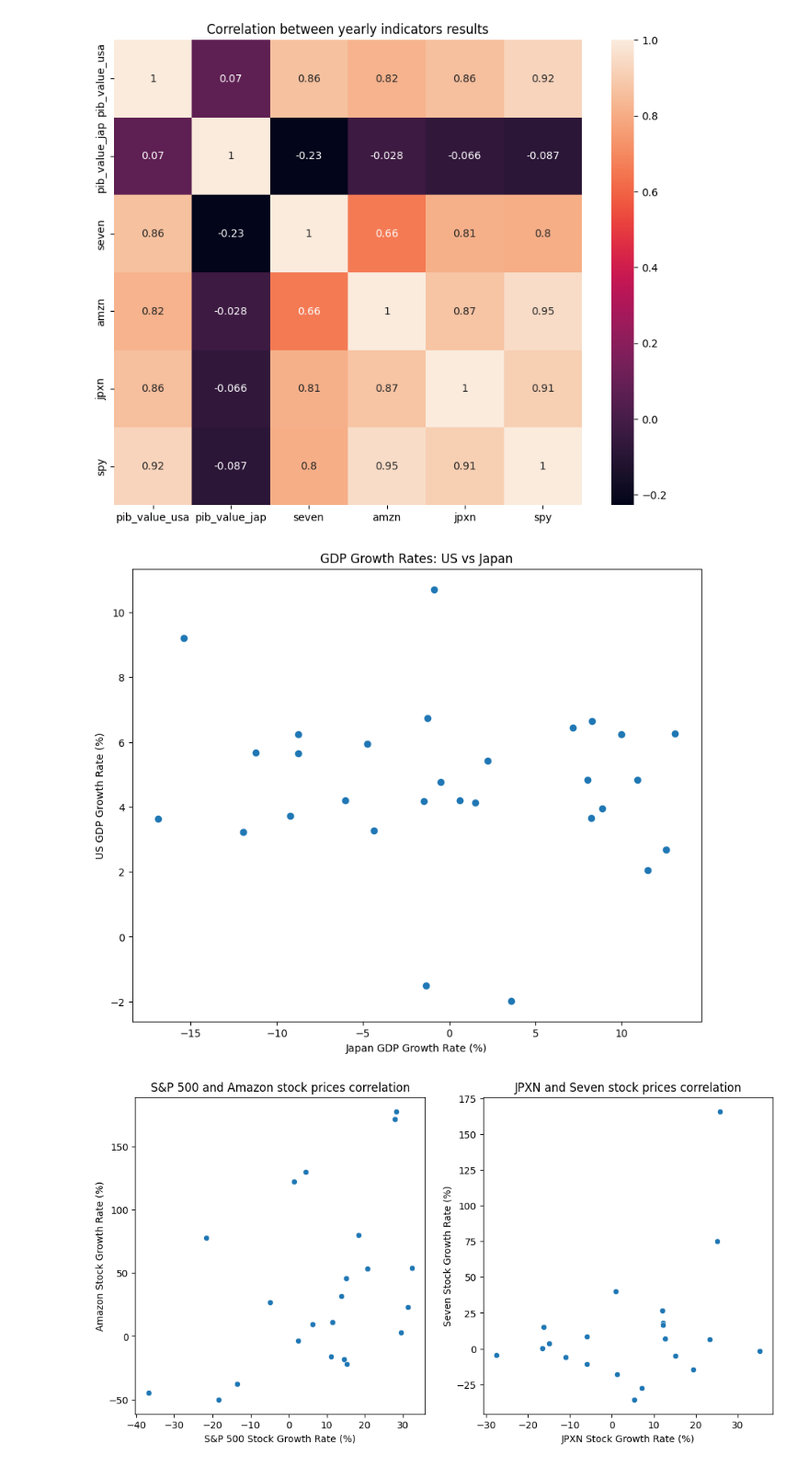
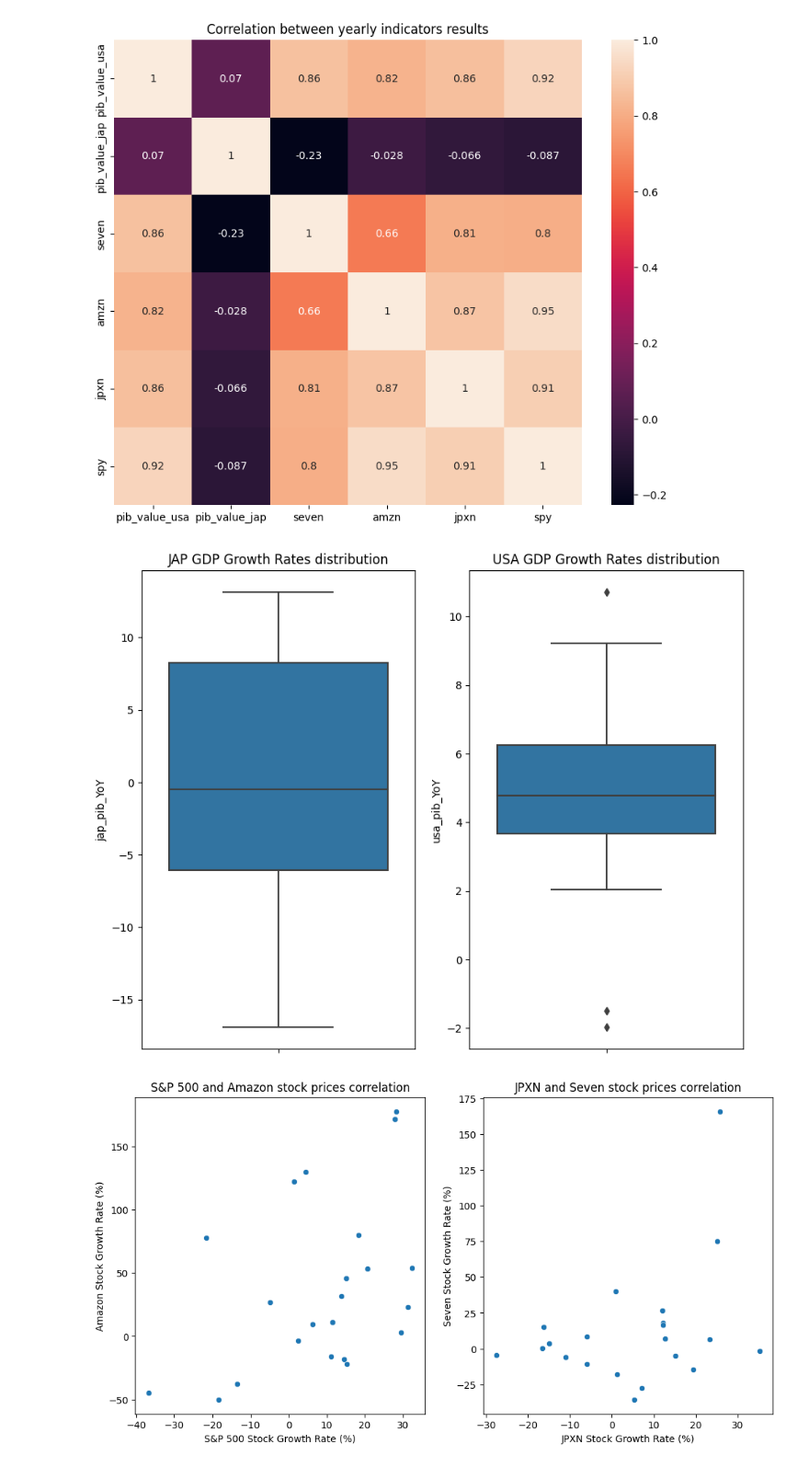
Before and after one commit to augustomues/Project-2, a Jupyter notebook: main.ipynb, the cells around one changed output. Shown at 92% size. Cells and saved outputs as stored; diff of their text form; code cells hidden in the pictures.

```diff
--- a/main.ipynb
+++ b/main.ipynb
@@ -122,16 +122,16 @@ fig.savefig('Images/2. Yearly results crrellation.png')
 # %% [output]
 [figure]
 # %%
-fig = plt.figure(figsize=(10,8))
+fig, axs = plt.subplots(nrows=1, ncols=2, figsize=(10,8))
 gdp_data = yearly_data[['year', 'jap_pib_YoY', 'usa_pib_YoY']]
-plt.scatter(x=gdp_data['jap_pib_YoY'], y=gdp_data['usa_pib_YoY'])
-plt.title('GDP Growth Rates: US vs Japan')
-plt.xlabel('Japan GDP Growth Rate (%)')
-plt.ylabel('US GDP Growth Rate (%)')
-plt.show()
-fig.savefig('Images/3. US and JAP GDP YoY growth rates.png')
+fig1 = sns.boxplot(y=gdp_data['jap_pib_YoY'], ax=axs[0])
+fig1.set(title='JAP GDP Growth Rates distribution')
+fig2 = sns.boxplot(y=gdp_data['usa_pib_YoY'], ax=axs[1])
+fig2.set(title='USA GDP Growth Rates distribution')
+
+fig.savefig('Images/3. US and JAP GDP YoY growth distribution.png')
 # %% [output]
-[figure, old version]
+[figure, new version]
 # %%
 fig,axs = plt.subplots(nrows=1, ncols=2, figsize=(12,6))
 gdp_data = yearly_data_2000[['year', 'amzn_YoY', 'spy_YoY']]
```
Also changed, not shown: 1 other file.
